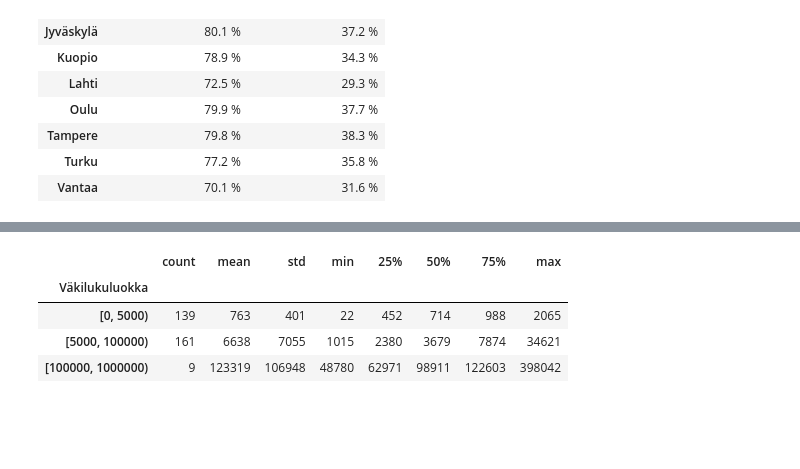
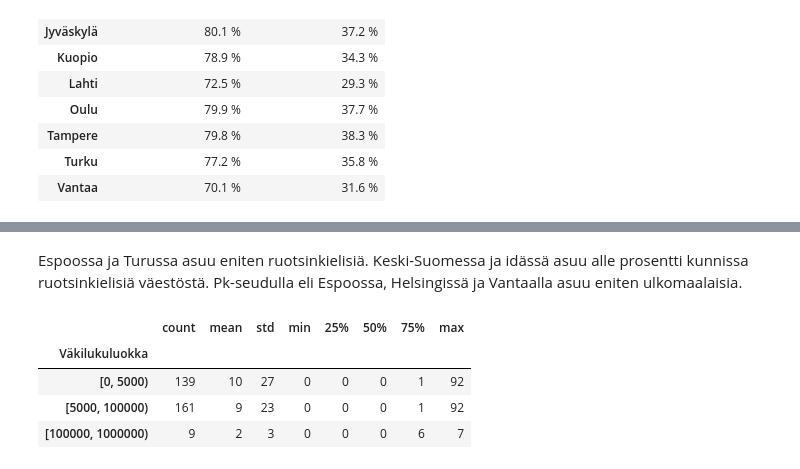
Before and after one commit to JennyMyy/Data-analytiikka, a Jupyter notebook: Kunnat.ipynb, the cells around one changed output, grey strips where cells are left out. Saved outputs shown, nothing was run; the diff lists cells and outputs as text; code cells hidden in the pictures; blank space fills up the shorter version.

```diff
--- a/Kunnat.ipynb
+++ b/Kunnat.ipynb
@@ -251,11 +388,14 @@ Toisen asteen tutkinnon suorittaneita on eniten Jyväskylässä, Tampereella ja
+# %% [markdown]
+Espoossa ja Turussa asuu eniten ruotsinkielisiä. Keski-Suomessa ja idässä asuu alle prosentti kunnissa ruotsinkielisiä väestöstä.
+Pk-seudulla eli Espoossa, Helsingissä ja Vantaalla asuu eniten ulkomaalaisia.
 # %%
-# Työpaikkojen tunnusluvut väkilukuluokan mukaan
+# Ruotsinkielisistä tilastilliset tunnusluvut
 
-df4 = df.groupby('Väkilukuluokka')['Alueella olevien työpaikkojen lukumäärä, 2020'].describe()
-df4.style.format('{:.0f}')
+df6 = df.groupby('Väkilukuluokka')['Ruotsinkielisten osuus väestöstä, %, 2021'].describe()
+df6.style.format('{:.0f}')
 # %% [output]
 |  | count | mean | std | min | 25% | 50% | 75% | max |
 | Väkilukuluokka |  |  |  |  |  |  |  |  |
-| [0, 5000) | 139 | 763 | 401 | 22 | 452 | 714 | 988 | 2065 |
-| [5000, 100000) | 161 | 6638 | 7055 | 1015 | 2380 | 3679 | 7874 | 34621 |
-| [100000, 1000000) | 9 | 123319 | 106948 | 48780 | 62971 | 98911 | 122603 | 398042 |
+| [0, 5000) | 139 | 10 | 27 | 0 | 0 | 0 | 1 | 92 |
+| [5000, 100000) | 161 | 9 | 23 | 0 | 0 | 0 | 1 | 92 |
+| [100000, 1000000) | 9 | 2 | 3 | 0 | 0 | 0 | 6 | 7 |
```
Also changed, not shown: parts of 25 cells of this notebook.
